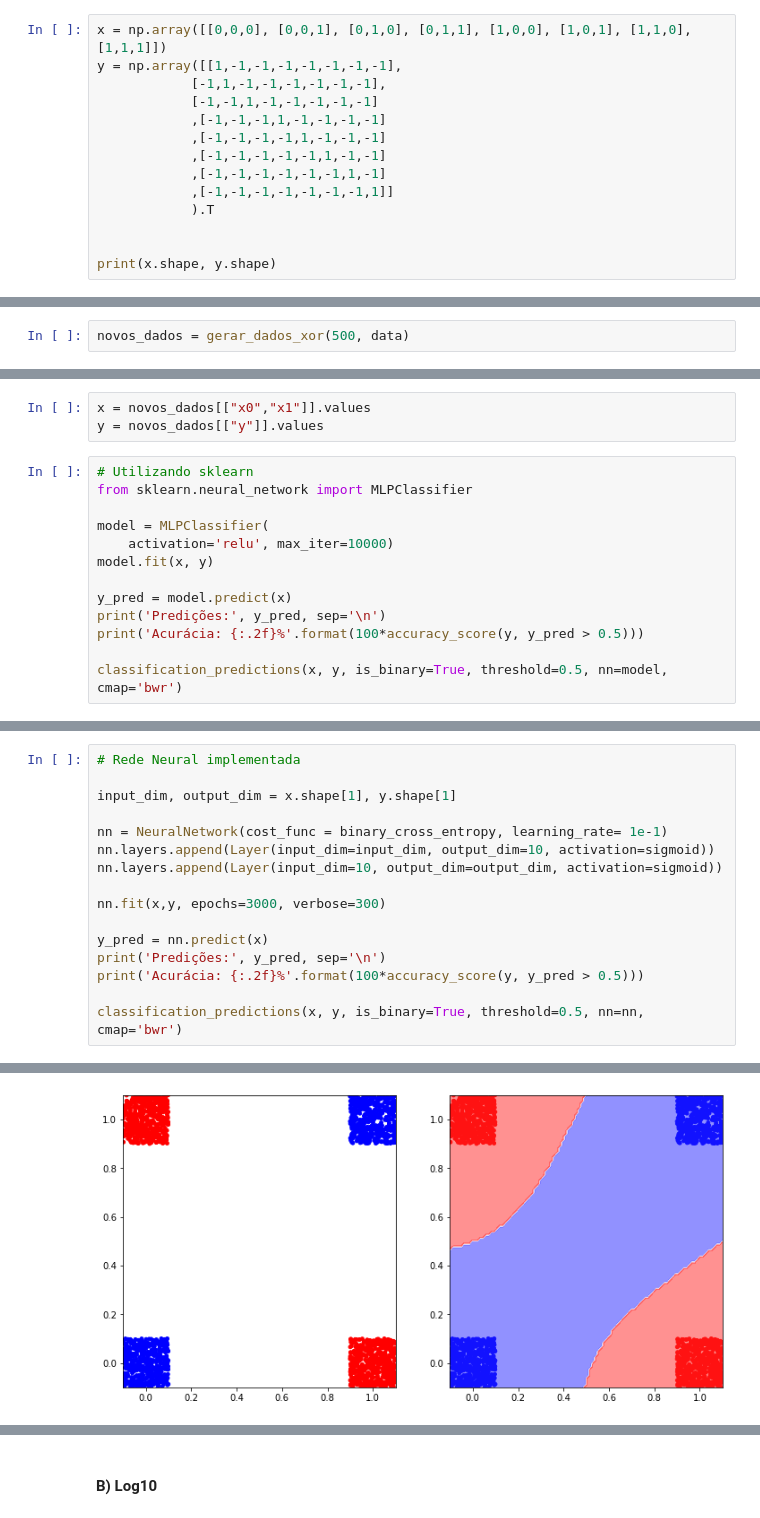
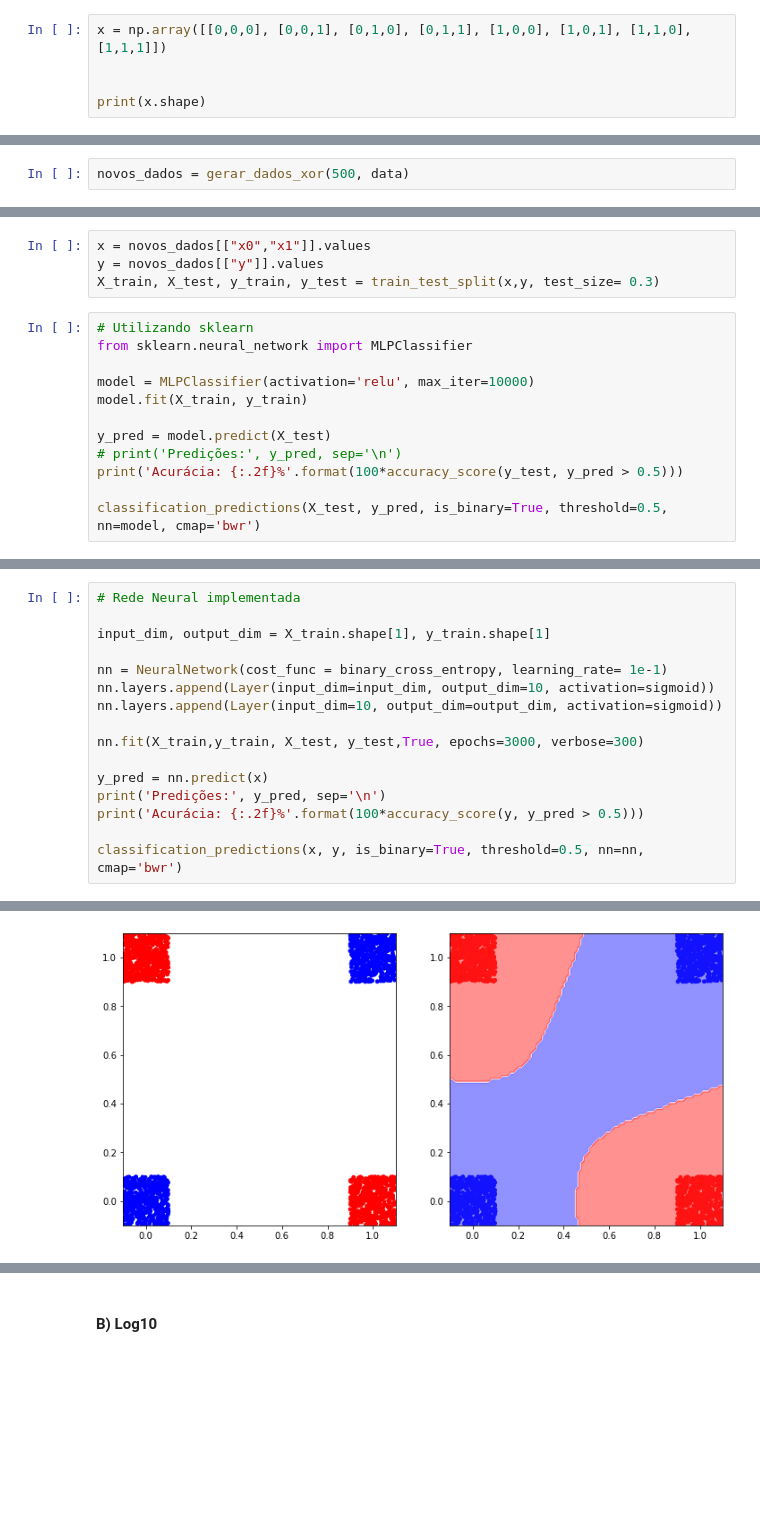
Before and after one commit to gregorylira/Deep-Learning, a Jupyter notebook: Atividade1/Main.ipynb, the cells around one changed output, grey strips where cells are left out. Drawn from its saved outputs; the diff is of its cells as text; blank space fills up the shorter version.

```diff
--- a/Atividade1/Main.ipynb
+++ b/Atividade1/Main.ipynb
@@ -88,15 +91,6 @@ def make_log10(n_samples, x_min, x_max, noise=0.0, random_state=None):
 # %%
 x = np.array([[0,0,0], [0,0,1], [0,1,0], [0,1,1], [1,0,0], [1,0,1], [1,1,0],[1,1,1]])
-y = np.array([[1,-1,-1,-1,-1,-1,-1,-1],
-            [-1,1,-1,-1,-1,-1,-1,-1],
-            [-1,-1,1,-1,-1,-1,-1,-1]
-            ,[-1,-1,-1,1,-1,-1,-1,-1]
-            ,[-1,-1,-1,-1,1,-1,-1,-1]
-            ,[-1,-1,-1,-1,-1,1,-1,-1]
-            ,[-1,-1,-1,-1,-1,-1,1,-1]
-            ,[-1,-1,-1,-1,-1,-1,-1,1]]
-            ).T
 
 
-print(x.shape, y.shape)
+print(x.shape)
 # %% [output]
@@ -316,17 +329,17 @@ for classe in classes:
 # %%
 x = novos_dados[["x0","x1"]].values
 y = novos_dados[["y"]].values
+X_train, X_test, y_train, y_test = train_test_split(x,y, test_size= 0.3)
 # %%
 # Utilizando sklearn
 from sklearn.neural_network import MLPClassifier
 
-model = MLPClassifier(
-    activation='relu', max_iter=10000)
-model.fit(x, y)
+model = MLPClassifier(activation='relu', max_iter=10000)
+model.fit(X_train, y_train)
 
-y_pred = model.predict(x)
-print('Predições:', y_pred, sep='\n')
-print('Acurácia: {:.2f}%'.format(100*accuracy_score(y, y_pred > 0.5)))
+y_pred = model.predict(X_test)
+# print('Predições:', y_pred, sep='\n')
+print('Acurácia: {:.2f}%'.format(100*accuracy_score(y_test, y_pred > 0.5)))
 
-classification_predictions(x, y, is_binary=True, threshold=0.5, nn=model, cmap='bwr')
+classification_predictions(X_test, y_pred, is_binary=True, threshold=0.5, nn=model, cmap='bwr')
 # %% [output]
@@ -337,13 +358,13 @@ Acurácia: 100.00%
 # %%
 # Rede Neural implementada
 
-input_dim, output_dim = x.shape[1], y.shape[1]
+input_dim, output_dim = X_train.shape[1], y_train.shape[1]
 
 nn = NeuralNetwork(cost_func = binary_cross_entropy, learning_rate= 1e-1)
 nn.layers.append(Layer(input_dim=input_dim, output_dim=10, activation=sigmoid))
 nn.layers.append(Layer(input_dim=10, output_dim=output_dim, activation=sigmoid))
 
-nn.fit(x,y, epochs=3000, verbose=300)
+nn.fit(X_train,y_train, X_test, y_test,True, epochs=3000, verbose=300)
 
 y_pred = nn.predict(x)
 print('Predições:', y_pred, sep='\n')
@@ -373,2 +394,2 @@ Predições:
 Acurácia: 100.00%
-[figure, old version]
+[figure, new version]
```
Also changed, not shown: parts of 47 cells of this notebook, 1 other file.
